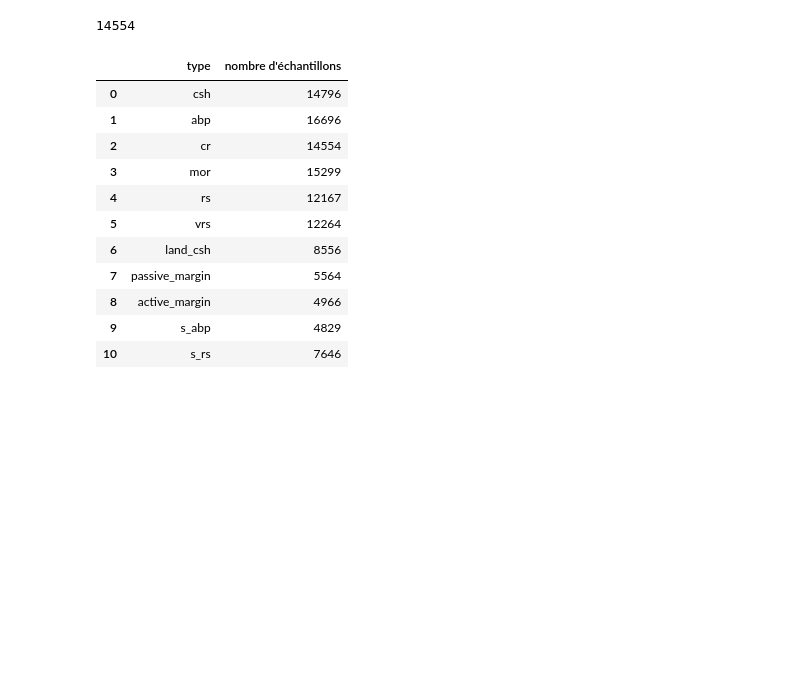
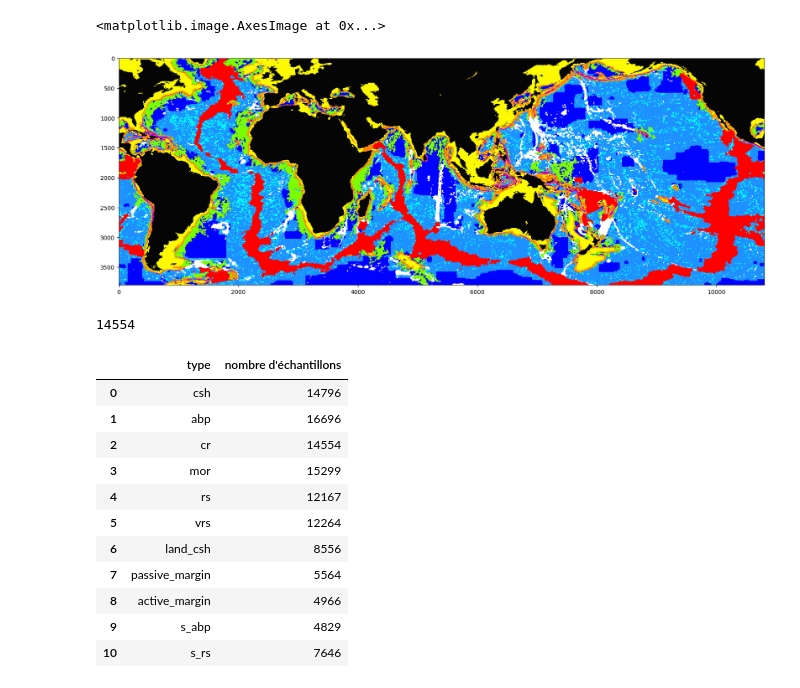
Before and after one commit to nico5655/OceanPSC, a Jupyter notebook: dataset_creation.ipynb, the cells around one changed output. Saved outputs shown, nothing was run; the diff lists cells and outputs as text; code cells hidden in the pictures; blank space fills up the shorter version.

```diff
--- a/dataset_creation.ipynb
+++ b/dataset_creation.ipynb
@@ -30,3 +35,9 @@ final_classes=c.get_sea_classification(curvature=dem.curvature,slope=dem.slope,e
+# %%
+plt.figure(figsize=(20,10),dpi=100)
+plt.imshow(classes,cmap=c.class_color_map,interpolation='nearest')
+# %% [output]
+<matplotlib.image.AxesImage at 0x...>
+[figure, added]
 # %%
 classes=c.default_classification()
 rr=np.load('data/earth_data.npy')
```
Also changed, not shown: parts of 4 cells of this notebook, 3 other files.
